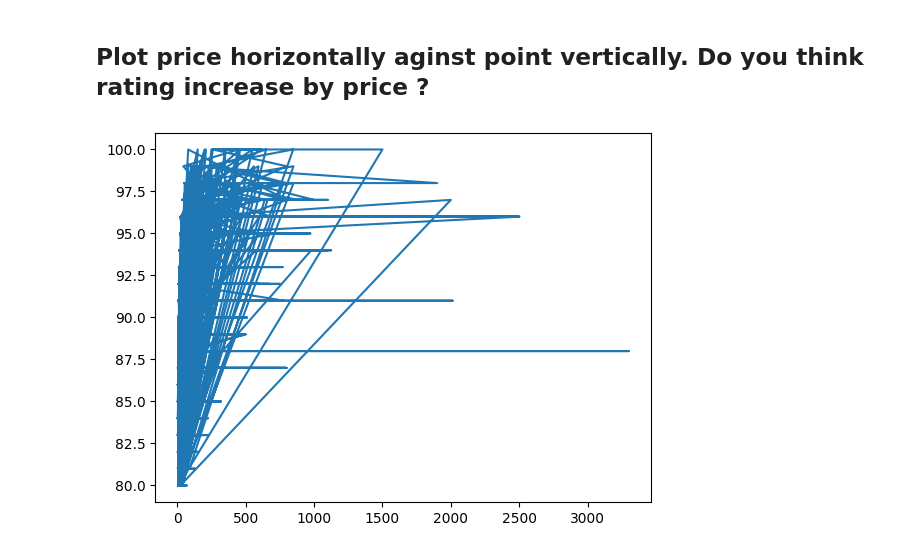
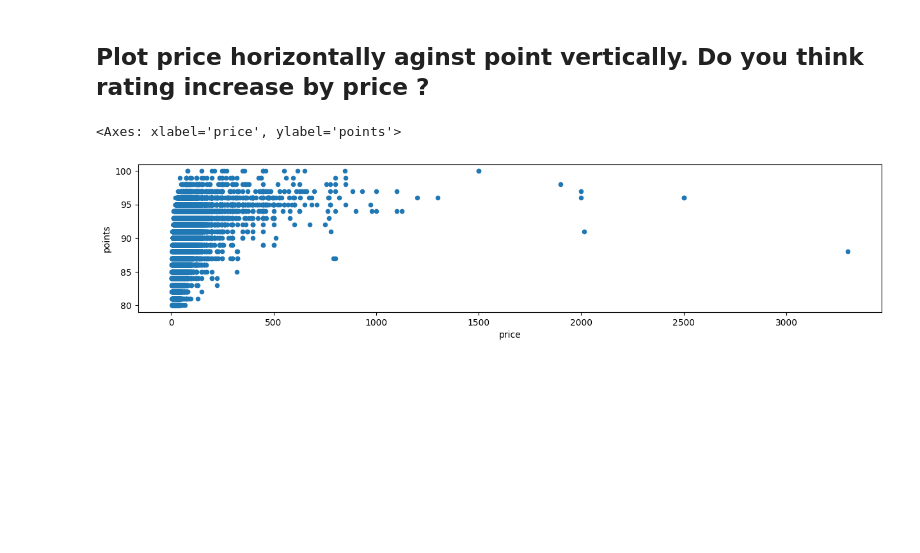
Before and after one commit to dllchun/Python, a Jupyter notebook: 2_Intermediate_Project/app6_build_weather_api/wines.ipynb, the cells around one changed output. Saved outputs shown, nothing was run; the diff lists cells and outputs as text; code cells hidden in the pictures; blank space fills up the shorter version.

```diff
--- a/2_Intermediate_Project/app6_build_weather_api/wines.ipynb
+++ b/2_Intermediate_Project/app6_build_weather_api/wines.ipynb
@@ -76,9 +76,10 @@ plt.show()
 # %%
 price = df[['price']]
 point = df[['points']]
 
 
 
-df.plot('price', 'points', figsize(15,3), kind )
+df.plot('price', 'points', figsize=(15,3), kind='scatter')
 # %% [output]
+<Axes: xlabel='price', ylabel='points'>
-[figure, old version]
+[figure, new version]
```
Also changed, not shown: 9 other files.
